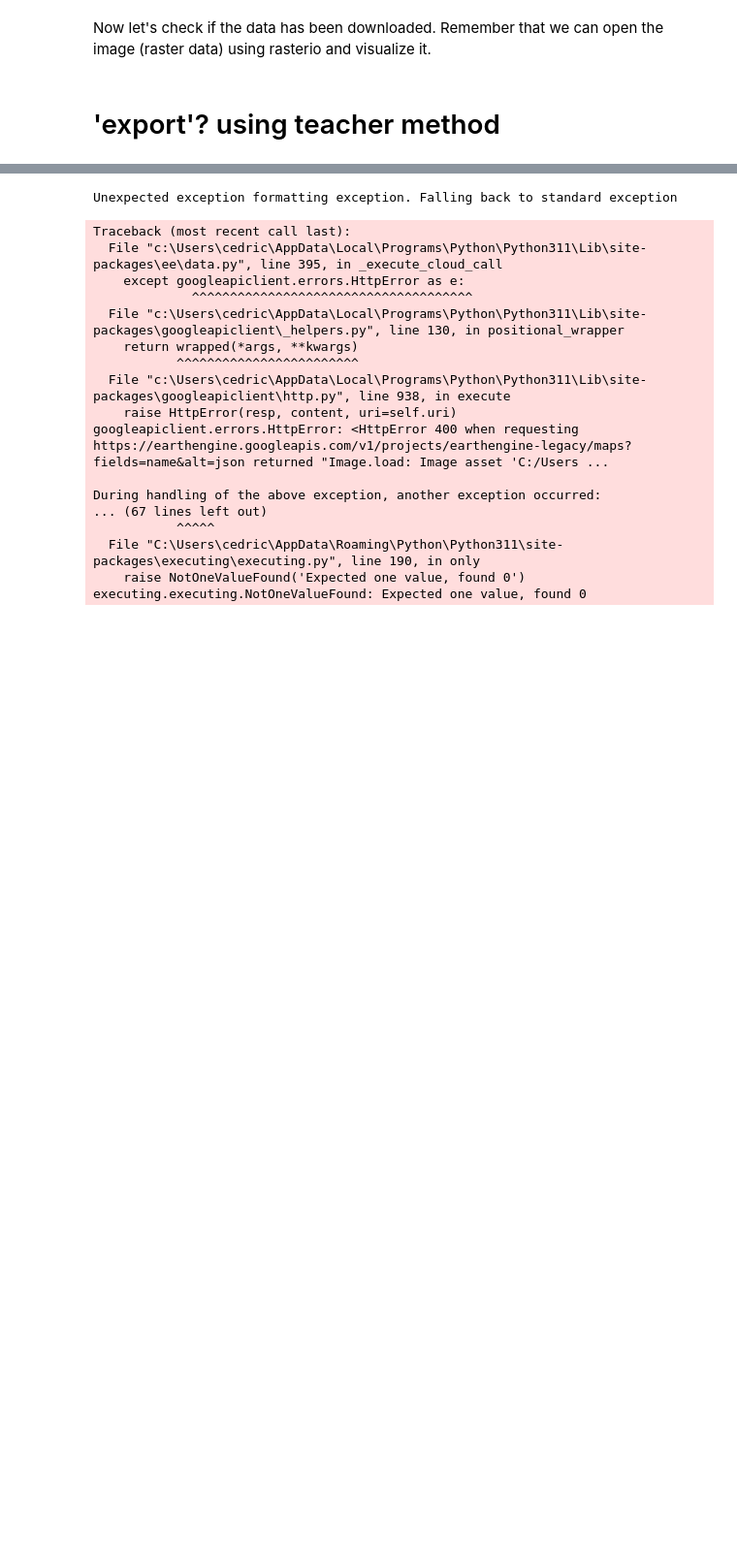
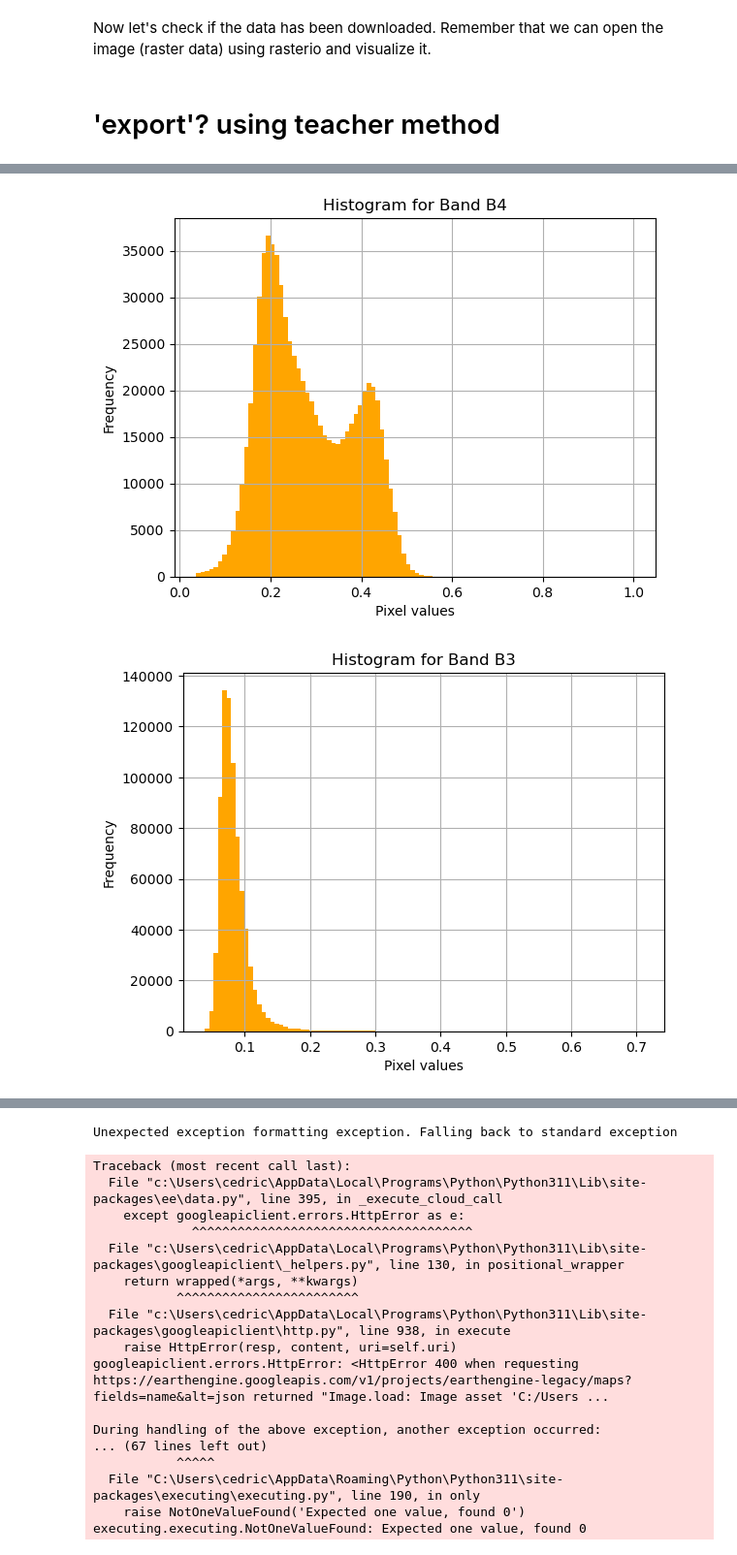
Before and after one commit to Holthuizen/GIS-Final, a Jupyter notebook: code/template_gee copy.ipynb, the cells around one changed output, grey strips where cells are left out. Shown at 97% size. Drawn from its saved outputs; the diff is of its cells as text; code cells hidden in the pictures; blank space fills up the shorter version.

```diff
--- a/code/template_gee copy.ipynb
+++ b/code/template_gee copy.ipynb
@@ -315,0 +311,18 @@ Clipping input data to the valid range for imshow with RGB data ([0..1] for floa
+# %%
+bandOfInterest1 = 'B4'
+bandOfInterest2 = 'B3'
+bandOfInterest3 = 'B2'
+chosenBands = [bandOfInterest1, bandOfInterest2, bandOfInterest3]
+
+# NumPy array with shape (height, width, bands)
+for i in range(img_rgb.shape[2]):  # Iterate over the third dimension (bands)
+    plt.figure()
+    plt.hist(img_rgb[:, :, i].flatten(), bins=100, color='orange')  # Flatten the i-th band data
+    plt.title(f'Histogram for Band {chosenBands[i]}')  # Bands are typically indexed starting from 1
+    plt.xlabel('Pixel values')
+    plt.ylabel('Frequency')
+    plt.grid(True)
+    plt.show()
+# %% [output]
+[figure, added]
+[figure, added]
```
Also changed, not shown: parts of 21 cells of this notebook, 2 other files.
